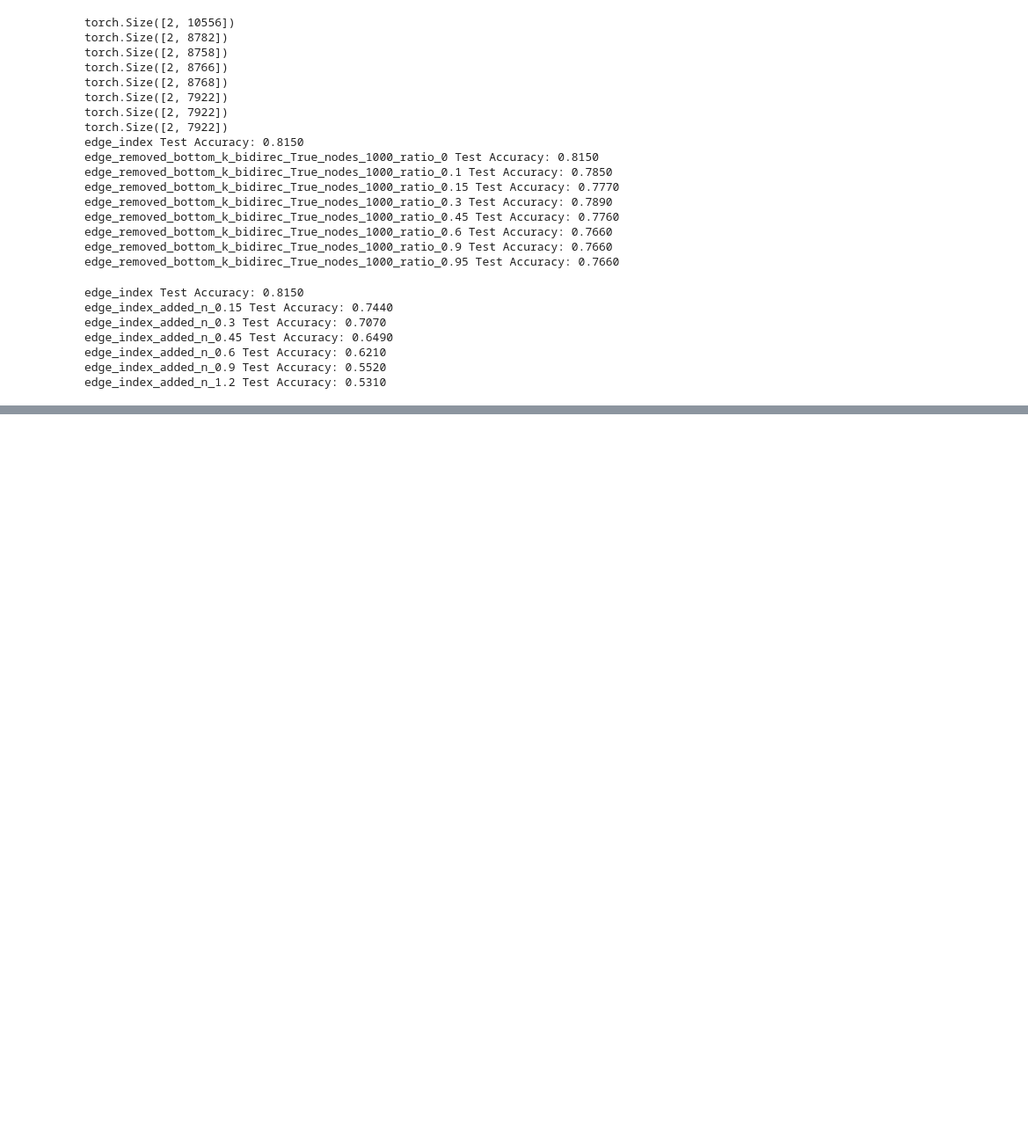
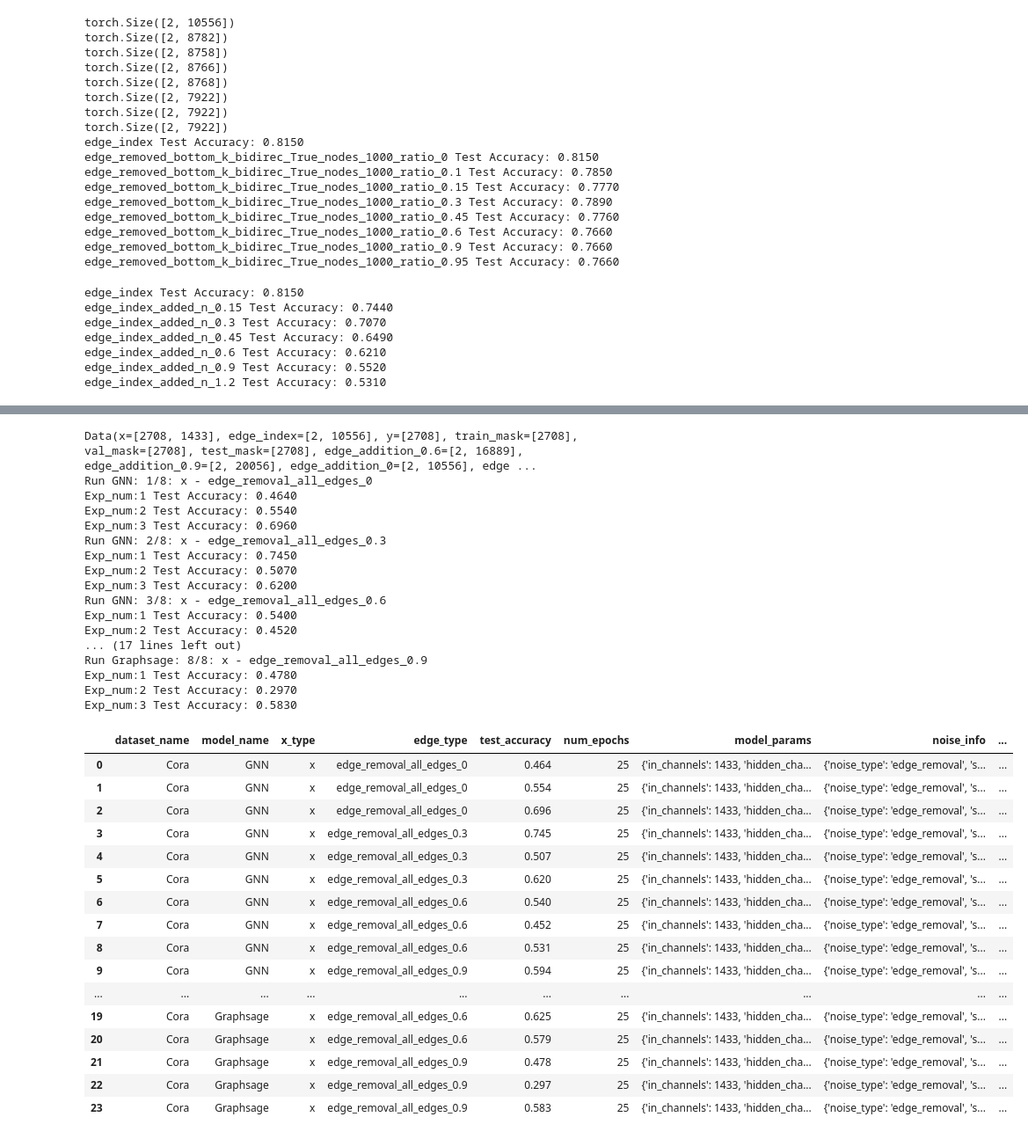
Before and after one commit to camligorkem/cs-260c-project-Robust-GNNs, a Jupyter notebook: CS_260_Node_Classification_Exploration.ipynb, the cells around one changed output, grey strips where cells are left out. Shown: that part at 88% size. Saved outputs shown, nothing was run; the diff lists cells and outputs as text; code cells hidden in the pictures; blank space fills up the shorter version.

```diff
--- a/CS_260_Node_Classification_Exploration.ipynb
+++ b/CS_260_Node_Classification_Exploration.ipynb
@@ -586,0 +861,57 @@ edge_index_added_n_1.2 Test Accuracy: 0.5310
+# %%
+# noise data creation example: remove edges -- strategy 1: from all edges
+
+remove_edge_params = {'edge_index':data.edge_index, 'remove_bidirectional':True}
+noise_info = {'noise_type':'edge_removal', 'strategy':'all_edges', 'params':remove_edge_params,
+              'noise_levels':[0, 0.3, 0.6, 0.9 ], 'noise_param_name':'edges_to_remove_ratio'}
+
+exp3_edge_var_names = create_noised_data_for_experiment(data=data, noise_info=noise_info)
+print(data)
+
+
+# Experiment on edge removal - strategy-all edges
+model_names = ['GNN', 'Graphsage']
+model_params = {  # TODO random params change later
+    'GNN':{'in_channels':1433, 'hidden_channels':16, 'out_channels':7, 'num_layers':3, 'dropout':0.1},
+    'GAT':{'in_channels':1433, 'hidden_channels':12, 'out_channels':7, 'num_layers':3, 'dropout':0.2},
+    'Graphsage':{'in_channels':1433, 'hidden_channels':14, 'out_channels':7, 'num_layers':3, 'dropout':0.1}
+}
+exp_df3 = experiment(dataset_name=dataset_name,model_names=model_names, model_params=model_params, data=data, x_types=['x'],
+           edge_types=exp3_edge_var_names, noise_info=noise_info, num_epochs=25, repeat_num=3, print_updates=True)
+
+exp_df3
+# %% [output]
+Data(x=[2708, 1433], edge_index=[2, 10556], y=[2708], train_mask=[2708], val_mask=[2708], test_mask=[2708], edge_addition_0.6=[2, 16889], edge_addition_0.9=[2, 20056], edge_addition_0=[2, 10556], edge ...
+Run GNN: 1/8: x - edge_removal_all_edges_0
+Exp_num:1 Test Accuracy: 0.4640
+Exp_num:2 Test Accuracy: 0.5540
+Exp_num:3 Test Accuracy: 0.6960
+Run GNN: 2/8: x - edge_removal_all_edges_0.3
+Exp_num:1 Test Accuracy: 0.7450
+Exp_num:2 Test Accuracy: 0.5070
+Exp_num:3 Test Accuracy: 0.6200
+Run GNN: 3/8: x - edge_removal_all_edges_0.6
+Exp_num:1 Test Accuracy: 0.5400
+Exp_num:2 Test Accuracy: 0.4520
+... (17 lines left out)
+Run Graphsage: 8/8: x - edge_removal_all_edges_0.9
+Exp_num:1 Test Accuracy: 0.4780
+Exp_num:2 Test Accuracy: 0.2970
+Exp_num:3 Test Accuracy: 0.5830
+|  | dataset_name | model_name | x_type | edge_type | test_accuracy | num_epochs | model_params | noise_info | ... |
+| 0 | Cora | GNN | x | edge_removal_all_edges_0 | 0.464 | 25 | {'in_channels': 1433, 'hidden_cha... | {'noise_type': 'edge_removal', 's... | ... |
+| 1 | Cora | GNN | x | edge_removal_all_edges_0 | 0.554 | 25 | {'in_channels': 1433, 'hidden_cha... | {'noise_type': 'edge_removal', 's... | ... |
+| 2 | Cora | GNN | x | edge_removal_all_edges_0 | 0.696 | 25 | {'in_channels': 1433, 'hidden_cha... | {'noise_type': 'edge_removal', 's... | ... |
+| 3 | Cora | GNN | x | edge_removal_all_edges_0.3 | 0.745 | 25 | {'in_channels': 1433, 'hidden_cha... | {'noise_type': 'edge_removal', 's... | ... |
+| 4 | Cora | GNN | x | edge_removal_all_edges_0.3 | 0.507 | 25 | {'in_channels': 1433, 'hidden_cha... | {'noise_type': 'edge_removal', 's... | ... |
+| 5 | Cora | GNN | x | edge_removal_all_edges_0.3 | 0.620 | 25 | {'in_channels': 1433, 'hidden_cha... | {'noise_type': 'edge_removal', 's... | ... |
+| 6 | Cora | GNN | x | edge_removal_all_edges_0.6 | 0.540 | 25 | {'in_channels': 1433, 'hidden_cha... | {'noise_type': 'edge_removal', 's... | ... |
+| 7 | Cora | GNN | x | edge_removal_all_edges_0.6 | 0.452 | 25 | {'in_channels': 1433, 'hidden_cha... | {'noise_type': 'edge_removal', 's... | ... |
+| 8 | Cora | GNN | x | edge_removal_all_edges_0.6 | 0.531 | 25 | {'in_channels': 1433, 'hidden_cha... | {'noise_type': 'edge_removal', 's... | ... |
+| 9 | Cora | GNN | x | edge_removal_all_edges_0.9 | 0.594 | 25 | {'in_channels': 1433, 'hidden_cha... | {'noise_type': 'edge_removal', 's... | ... |
+| ... | ... | ... | ... | ... | ... | ... | ... | ... | ... |
+| 19 | Cora | Graphsage | x | edge_removal_all_edges_0.6 | 0.625 | 25 | {'in_channels': 1433, 'hidden_cha... | {'noise_type': 'edge_removal', 's... | ... |
+| 20 | Cora | Graphsage | x | edge_removal_all_edges_0.6 | 0.579 | 25 | {'in_channels': 1433, 'hidden_cha... | {'noise_type': 'edge_removal', 's... | ... |
+| 21 | Cora | Graphsage | x | edge_removal_all_edges_0.9 | 0.478 | 25 | {'in_channels': 1433, 'hidden_cha... | {'noise_type': 'edge_removal', 's... | ... |
+| 22 | Cora | Graphsage | x | edge_removal_all_edges_0.9 | 0.297 | 25 | {'in_channels': 1433, 'hidden_cha... | {'noise_type': 'edge_removal', 's... | ... |
+| 23 | Cora | Graphsage | x | edge_removal_all_edges_0.9 | 0.583 | 25 | {'in_channels': 1433, 'hidden_cha... | {'noise_type': 'edge_removal', 's... | ... |
```
Also changed, not shown: parts of 21 cells of this notebook.
